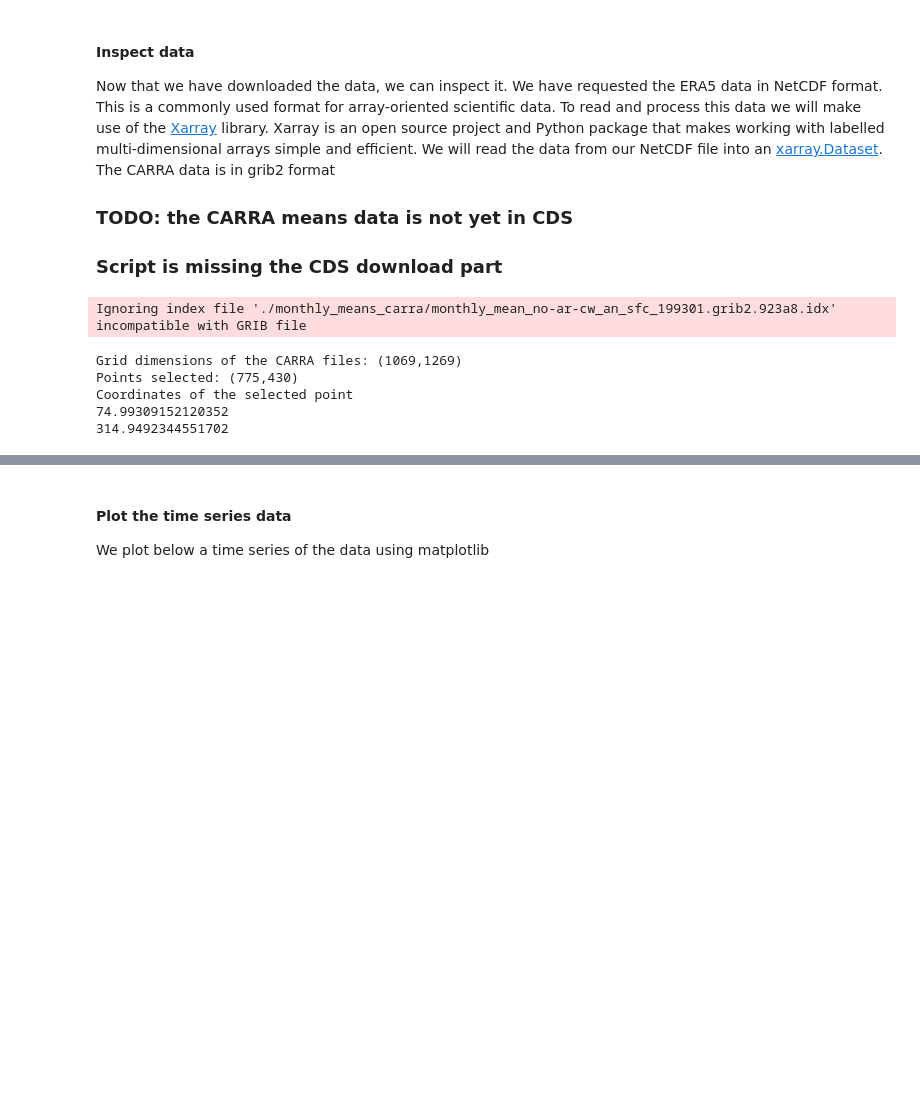
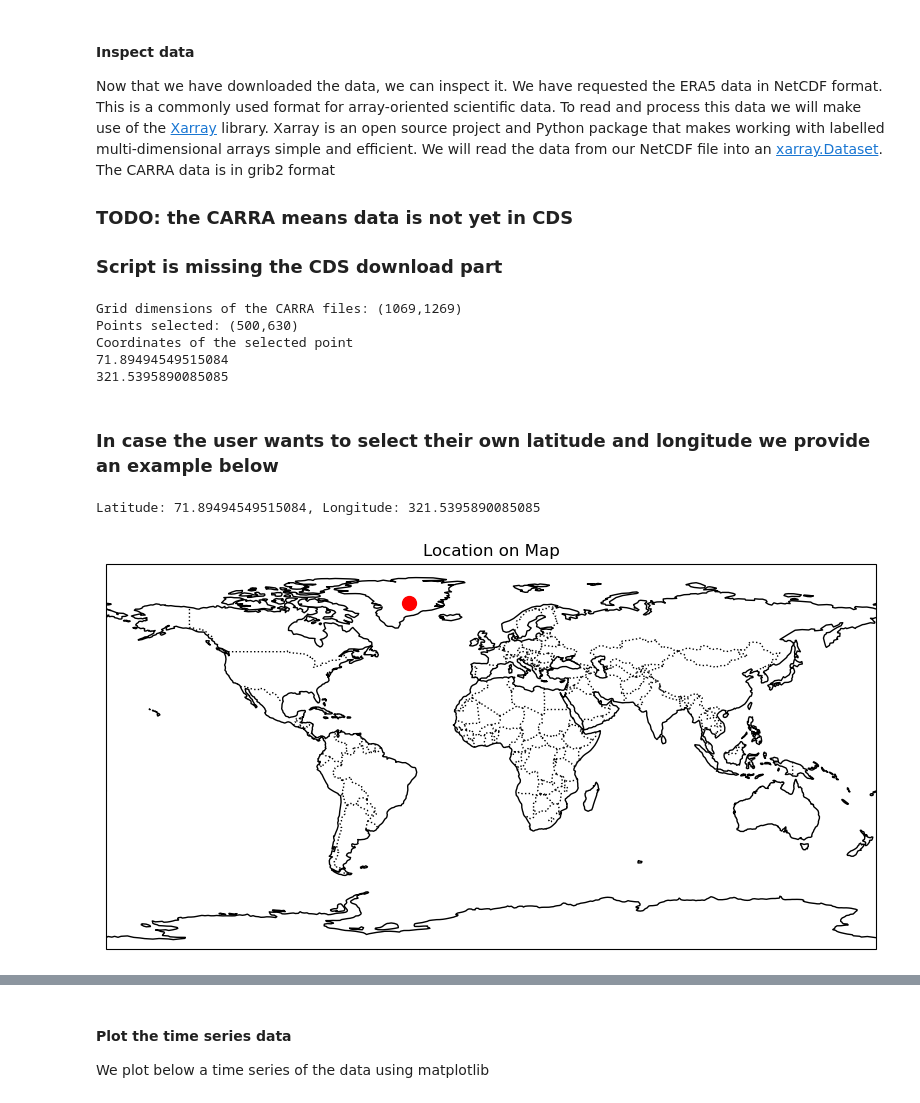
Before and after one commit to carlos9917/carra-training-c3s, a Jupyter notebook: CARRA_ERA5_time_series_anomaly.ipynb, the cells around one changed output, grey strips where cells are left out. Cells and saved outputs as stored; diff of their text form; code cells hidden in the pictures; blank space fills up the shorter version.

```diff
--- a/CARRA_ERA5_time_series_anomaly.ipynb
+++ b/CARRA_ERA5_time_series_anomaly.ipynb
@@ -160,8 +169,17 @@ CARRA_ds = xr.open_dataset(t2m_carra_yearly)
 # given the grid dimensions of CARRA west domain
 nx = CARRA_ds.sizes["x"]
 ny = CARRA_ds.sizes["y"]
-x_ind = 775
-y_ind = 430
+
+#The following point is selected based on the dimensions of the grid
+# The grid is 1069 x 1269 for the west domain.
+# this point is completely arbitrary, and intended to be somewhere in the middle of Greenland
+# The user can change these numbers if desired
+# An example is shown below
+#x_ind = 775
+#y_ind = 430
+
+x_ind = 500
+y_ind = 630
 print(f"Grid dimensions of the CARRA files: ({nx},{ny})")
 print(f"Points selected: ({x_ind},{y_ind})")
 
@@ -172,16 +190,40 @@ print(f"Points selected: ({x_ind},{y_ind})")
 #CARRA.attrs['units'] = 'deg C'
 
 print("Coordinates of the selected point")
-print(CARRA_ds.latitude[x_ind,y_ind].data)
-print(CARRA_ds.longitude[x_ind,y_ind].data)
+print(CARRA_ds.latitude[y_ind,x_ind].data)
+print(CARRA_ds.longitude[y_ind,x_ind].data)
 #mean_temp_point=CARRA_ds["t2m"][775,430].data.item()
 #print(f"Annual mean on the point: {mean_temp_point}")
-sel_lat = CARRA_ds.latitude[x_ind,y_ind]
-sel_lon = CARRA_ds.longitude[x_ind,y_ind]
+sel_lat = CARRA_ds.latitude[y_ind,x_ind]
+sel_lon = CARRA_ds.longitude[y_ind,x_ind]
 # %% [output]
-Ignoring index file './monthly_means_carra/monthly_mean_no-ar-cw_an_sfc_199301.grib2.923a8.idx' incompatible with GRIB file
+Grid dimensions of the CARRA files: (1069,1269)
+Points selected: (500,630)
+Coordinates of the selected point
+71.89494549515084
+321.5395890085085
-Grid dimensions of the CARRA files: (1069,1269)
-Points selected: (775,430)
-Coordinates of the selected point
-74.99309152120352
-314.9492344551702
+# %% [markdown]
+### In case the user wants to select their own latitude and longitude we provide an example below
+# %%
+# The following map shows the select point
+
+lat = CARRA_ds.latitude[y_ind,x_ind].data
+lon = CARRA_ds.longitude[y_ind, x_ind].data
+print(f"Latitude: {lat}, Longitude: {lon}")
+
+# Create a plot
+fig = plt.figure(figsize=(10, 5))
+ax = plt.axes(projection=ccrs.PlateCarree())
+ax.set_global()
+
+# Add features to the map
+ax.coastlines()
+ax.add_feature(cfeature.BORDERS, linestyle=':')
+
+# Plot the point
+ax.plot(lon, lat, 'ro', markersize=10, transform=ccrs.PlateCarree())
+ax.set_title('Location on Map')
+plt.show()
+# %% [output]
+Latitude: 71.89494549515084, Longitude: 321.5395890085085
+[figure, added]
```
Also changed, not shown: parts of 14 cells of this notebook, 4 other files.
